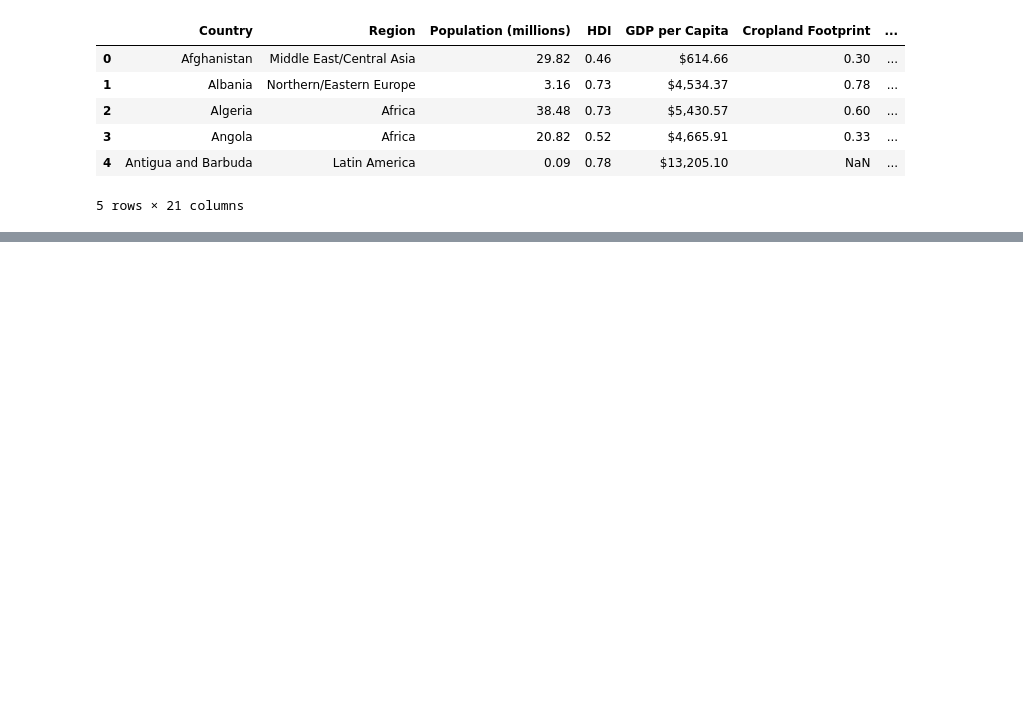
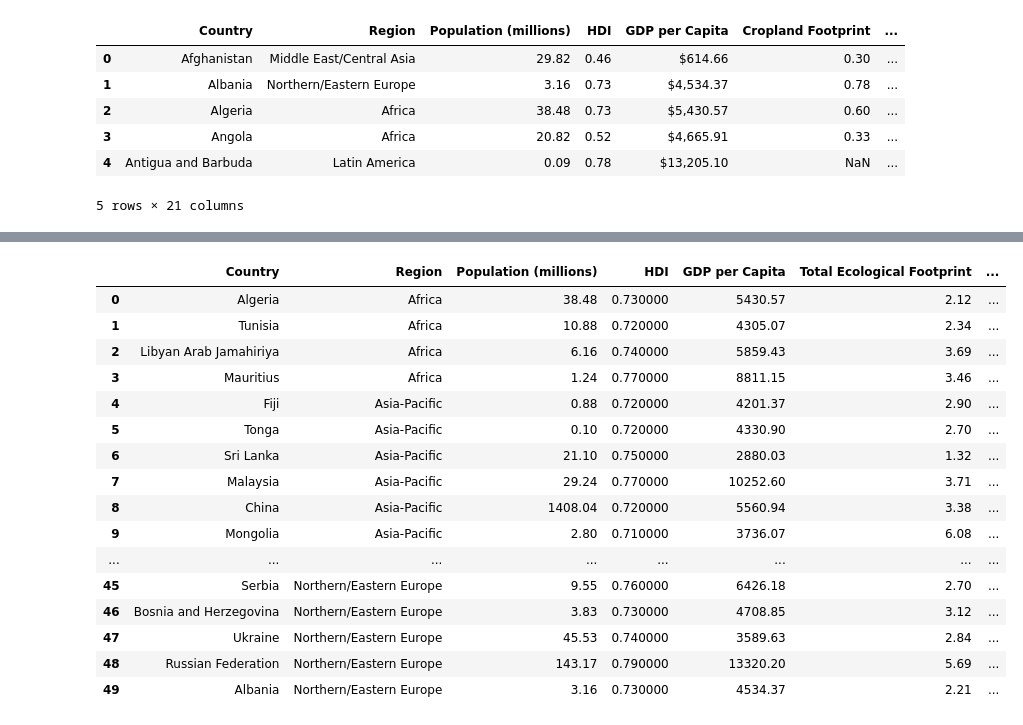
Before and after one commit to limbz-sami/Eco_footprint, a Jupyter notebook: gdp_v_hdi.ipynb, the cells around one changed output, grey strips where cells are left out. Drawn from its saved outputs; the diff is of its cells as text; code cells hidden in the pictures; blank space fills up the shorter version.

```diff
--- a/gdp_v_hdi.ipynb
+++ b/gdp_v_hdi.ipynb
@@ -48,0 +57,24 @@ plt.show()
+# %%
+# Developing Countries with HDI Between 0.7 & 0.8
+developing = my_df.loc[(my_df['HDI']>0.7) & (my_df['HDI']<0.8),:]
+developing = developing.sort_values('Region')
+developing.reset_index(inplace=True, drop=True)
+developing
+# %% [output]
+|  | Country | Region | Population (millions) | HDI | GDP per Capita | Total Ecological Footprint | ... |
+| 0 | Algeria | Africa | 38.48 | 0.730000 | 5430.57 | 2.12 | ... |
+| 1 | Tunisia | Africa | 10.88 | 0.720000 | 4305.07 | 2.34 | ... |
+| 2 | Libyan Arab Jamahiriya | Africa | 6.16 | 0.740000 | 5859.43 | 3.69 | ... |
+| 3 | Mauritius | Africa | 1.24 | 0.770000 | 8811.15 | 3.46 | ... |
+| 4 | Fiji | Asia-Pacific | 0.88 | 0.720000 | 4201.37 | 2.90 | ... |
+| 5 | Tonga | Asia-Pacific | 0.10 | 0.720000 | 4330.90 | 2.70 | ... |
+| 6 | Sri Lanka | Asia-Pacific | 21.10 | 0.750000 | 2880.03 | 1.32 | ... |
+| 7 | Malaysia | Asia-Pacific | 29.24 | 0.770000 | 10252.60 | 3.71 | ... |
+| 8 | China | Asia-Pacific | 1408.04 | 0.720000 | 5560.94 | 3.38 | ... |
+| 9 | Mongolia | Asia-Pacific | 2.80 | 0.710000 | 3736.07 | 6.08 | ... |
+| ... | ... | ... | ... | ... | ... | ... | ... |
+| 45 | Serbia | Northern/Eastern Europe | 9.55 | 0.760000 | 6426.18 | 2.70 | ... |
+| 46 | Bosnia and Herzegovina | Northern/Eastern Europe | 3.83 | 0.730000 | 4708.85 | 3.12 | ... |
+| 47 | Ukraine | Northern/Eastern Europe | 45.53 | 0.740000 | 3589.63 | 2.84 | ... |
+| 48 | Russian Federation | Northern/Eastern Europe | 143.17 | 0.790000 | 13320.20 | 5.69 | ... |
+| 49 | Albania | Northern/Eastern Europe | 3.16 | 0.730000 | 4534.37 | 2.21 | ... |
```
Also changed, not shown: parts of 3 cells of this notebook.
